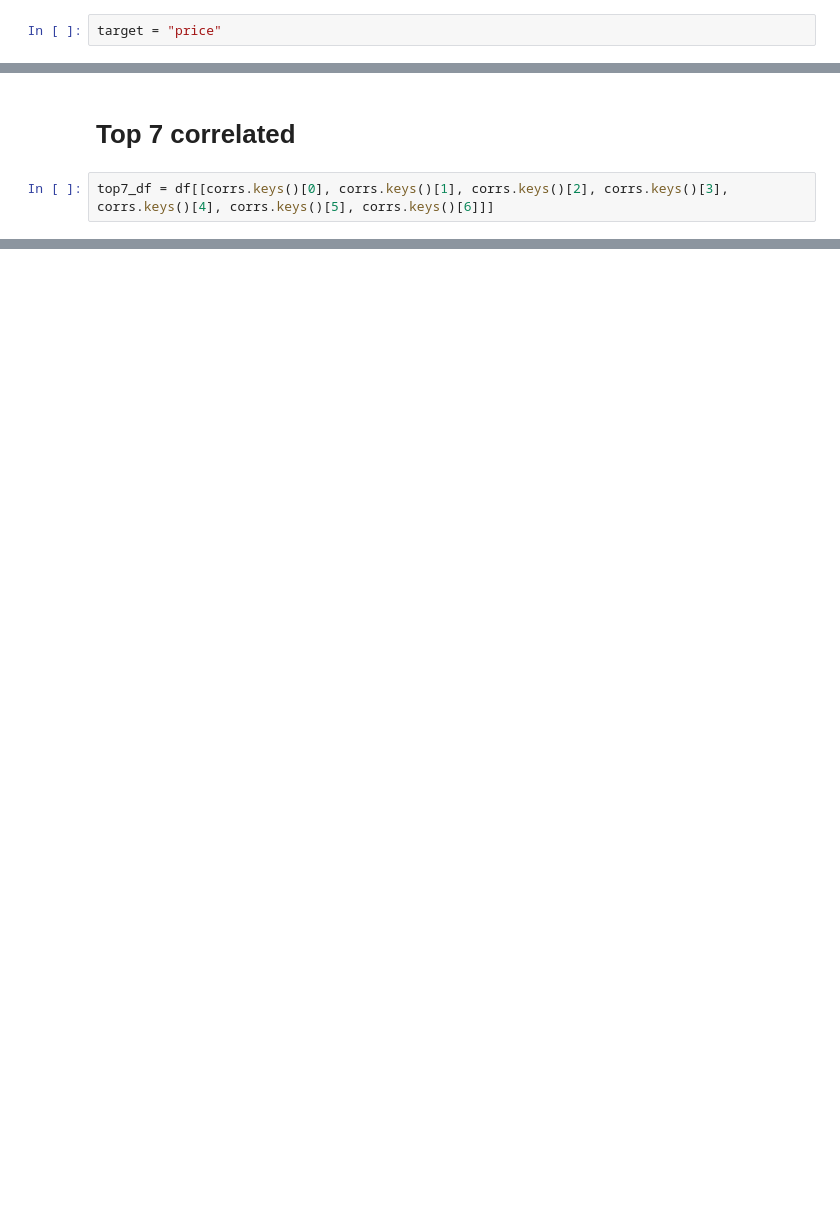
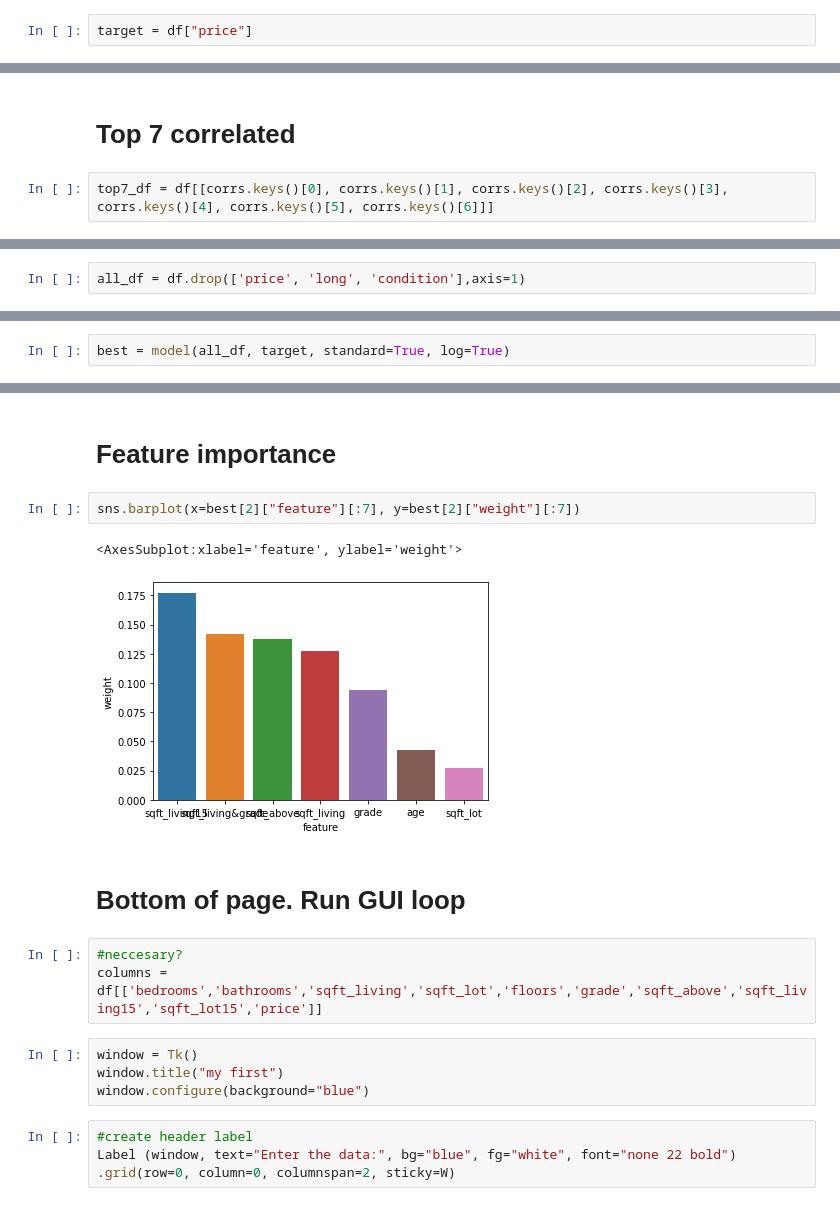
Before and after one commit to willcline613/bsc-phase-two-project, a Jupyter notebook: notebooks/exploratory/will/will-main.ipynb, the cells around one changed output, grey strips where cells are left out. Cells and saved outputs as stored; diff of their text form; blank space fills up the shorter version.

```diff
--- a/notebooks/exploratory/will/will-main.ipynb
+++ b/notebooks/exploratory/will/will-main.ipynb
@@ -145,7 +240,7 @@ top_entries(df).dropna().head(10)
 # %% [markdown]
 # Create variable called target that contains price column of full df
 # %%
-target = "price"
+target = df["price"]
 # %% [markdown]
 # Create baseline model
 # %%
@@ -172,0 +270,2 @@ model(top7_df, target)
+# %%
+all_df = df.drop(['price', 'long', 'condition'],axis=1)
@@ -172,0 +290,2 @@ model(top7_df, target)
+# %%
+best = model(all_df, target, standard=True, log=True)
@@ -172,0 +315,19 @@ model(top7_df, target)
+# %% [markdown]
+# Feature importance
+# %%
+sns.barplot(x=best[2]["feature"][:7], y=best[2]["weight"][:7])
+# %% [output]
+<AxesSubplot:xlabel='feature', ylabel='weight'>
+[figure, added]
+# %% [markdown]
+# Bottom of page. Run GUI loop
+# %%
+#neccesary?
+columns = df[['bedrooms','bathrooms','sqft_living','sqft_lot','floors','grade','sqft_above','sqft_living15','sqft_lot15','price']]
+# %%
+window = Tk()
+window.title("my first")
+window.configure(background="blue")
+# %%
+#create header label
+Label (window, text="Enter the data:", bg="blue", fg="white", font="none 22 bold") .grid(row=0, column=0, columnspan=2, sticky=W)
```
Also changed, not shown: parts of 48 cells of this notebook, 1 other file.
